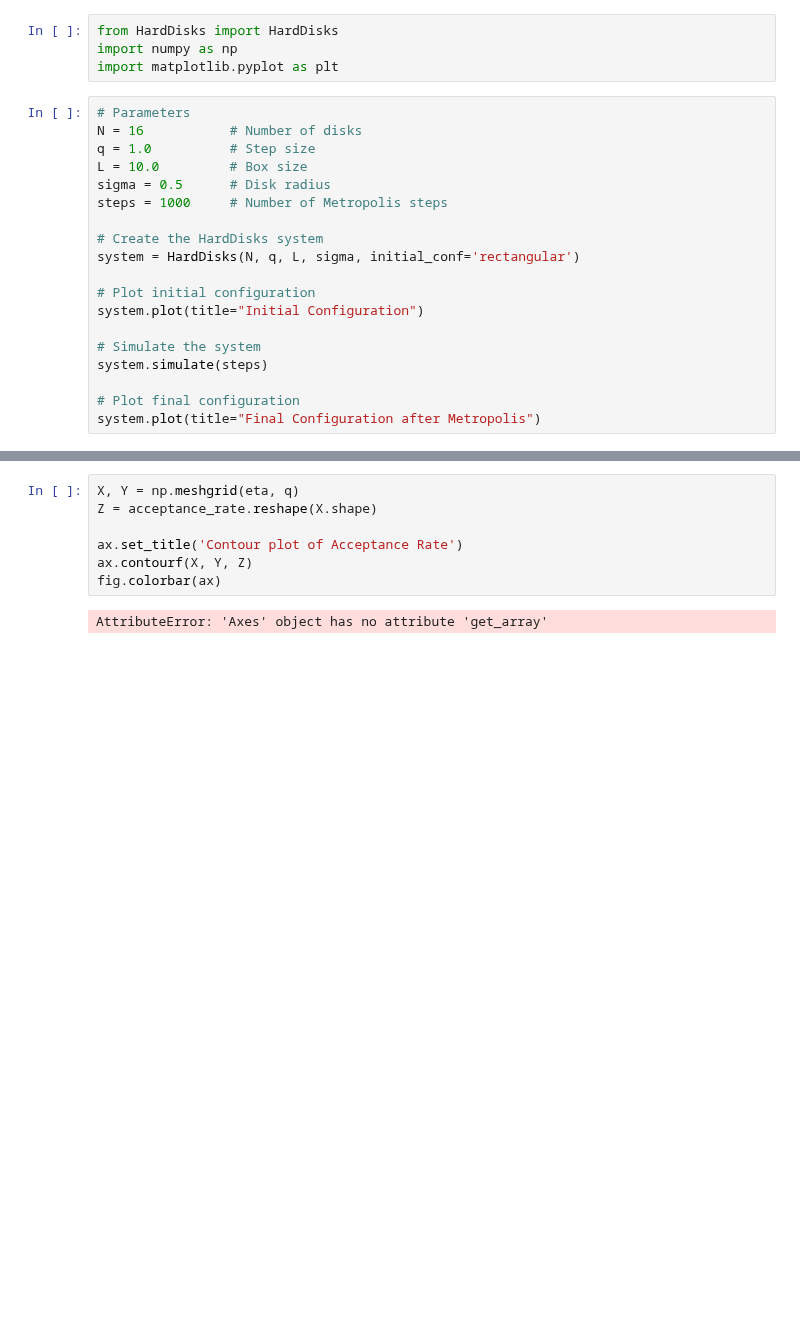
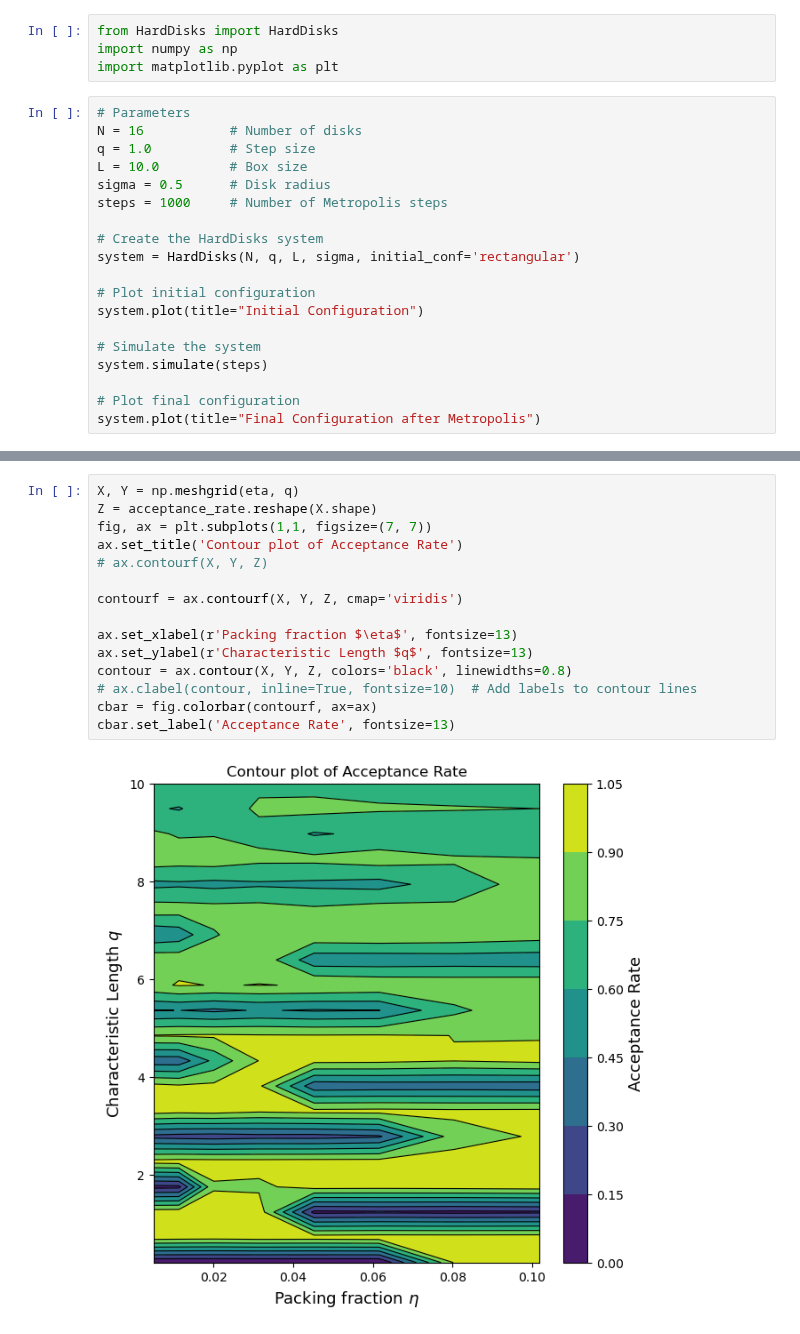
Before and after one commit to BertDepoorter/Monte-Carlo-Methods, a Jupyter notebook: HardDisks.ipynb, the cells around one changed output, grey strips where cells are left out. Saved outputs shown, nothing was run; the diff lists cells and outputs as text; blank space fills up the shorter version.

```diff
--- a/HardDisks.ipynb
+++ b/HardDisks.ipynb
@@ -51,9 +43,17 @@ TypeError: Dimensions of C (8, 20) are incompatible with X (8) and/or Y (20); se
 # %%
 X, Y = np.meshgrid(eta, q)
 Z = acceptance_rate.reshape(X.shape)
+fig, ax = plt.subplots(1,1, figsize=(7, 7))
+ax.set_title('Contour plot of Acceptance Rate')
+# ax.contourf(X, Y, Z)
 
-ax.set_title('Contour plot of Acceptance Rate')
-ax.contourf(X, Y, Z)
-fig.colorbar(ax)
+contourf = ax.contourf(X, Y, Z, cmap='viridis')
+
+ax.set_xlabel(r'Packing fraction $\eta$', fontsize=13)
+ax.set_ylabel(r'Characteristic Length $q$', fontsize=13)
+contour = ax.contour(X, Y, Z, colors='black', linewidths=0.8)
+# ax.clabel(contour, inline=True, fontsize=10)  # Add labels to contour lines
+cbar = fig.colorbar(contourf, ax=ax)
+cbar.set_label('Acceptance Rate', fontsize=13)
 # %% [output]
-AttributeError: 'Axes' object has no attribute 'get_array'
+[figure, added]
```
Also changed, not shown: parts of 5 cells of this notebook, 4 other files.
